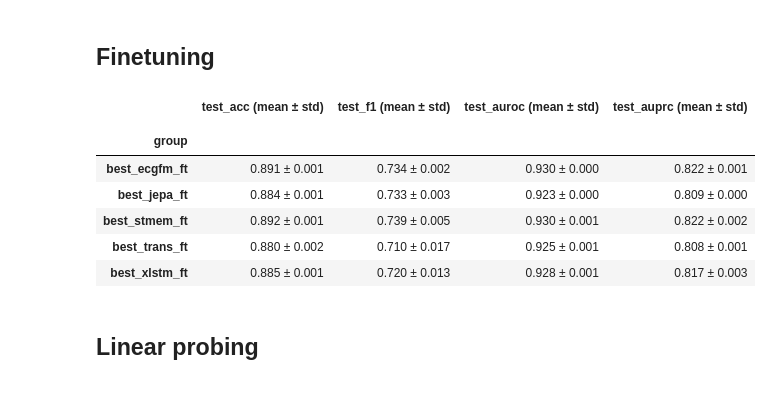
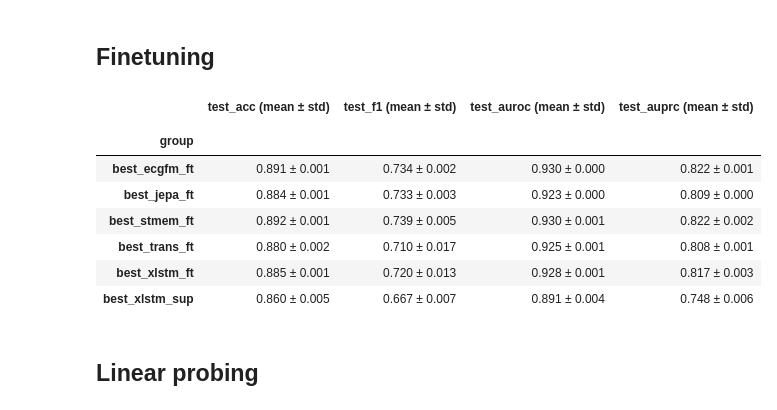
Before and after one commit to Lobster1911/bench-xecg-indian-benchmark, a Jupyter notebook: metrics.ipynb, the cells around one changed output. Saved outputs shown, nothing was run; the diff lists cells and outputs as text; code cells hidden in the pictures.

```diff
--- a/metrics.ipynb
+++ b/metrics.ipynb
@@ -93,18 +93,23 @@ formatted_df = get_dataframe_from_records(records)
 # %% [markdown]
 ## Finetuning
 # %%
+# ands with _ft or _sup
 agg_df_full_ft = formatted_df[formatted_df.index.str.endswith("_ft")]
+agg_df_full_sup = formatted_df[formatted_df.index.str.endswith("_sup")]
+# add sup rows to ft
+agg_df_full_ft = pd.concat([agg_df_full_ft, agg_df_full_sup])
 styled_df = agg_df_full_ft.style.apply(style_mean_column)
 styled_df
 # %% [output]
 |  | test_acc (mean ± std) | test_f1 (mean ± std) | test_auroc (mean ± std) | test_auprc (mean ± std) |
 |  |  |  |  |  |
 | group |  |  |  |  |
 | best_ecgfm_ft | 0.891 ± 0.001 | 0.734 ± 0.002 | 0.930 ± 0.000 | 0.822 ± 0.001 |
 | best_jepa_ft | 0.884 ± 0.001 | 0.733 ± 0.003 | 0.923 ± 0.000 | 0.809 ± 0.000 |
 | best_stmem_ft | 0.892 ± 0.001 | 0.739 ± 0.005 | 0.930 ± 0.001 | 0.822 ± 0.002 |
 | best_trans_ft | 0.880 ± 0.002 | 0.710 ± 0.017 | 0.925 ± 0.001 | 0.808 ± 0.001 |
 | best_xlstm_ft | 0.885 ± 0.001 | 0.720 ± 0.013 | 0.928 ± 0.001 | 0.817 ± 0.003 |
+| best_xlstm_sup | 0.860 ± 0.005 | 0.667 ± 0.007 | 0.891 ± 0.004 | 0.748 ± 0.006 |
 # %% [markdown]
 ## Linear probing
 # %%
```
Also changed, not shown: parts of 10 cells of this notebook, 11 other files.
